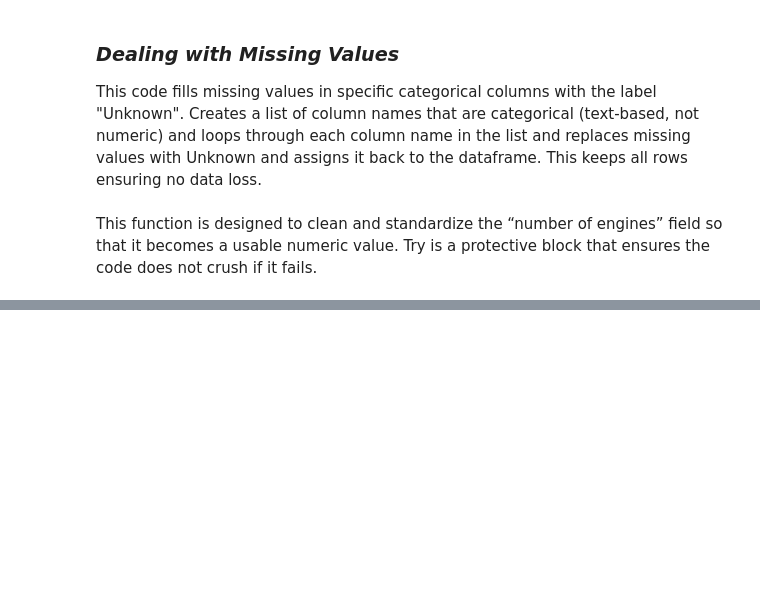
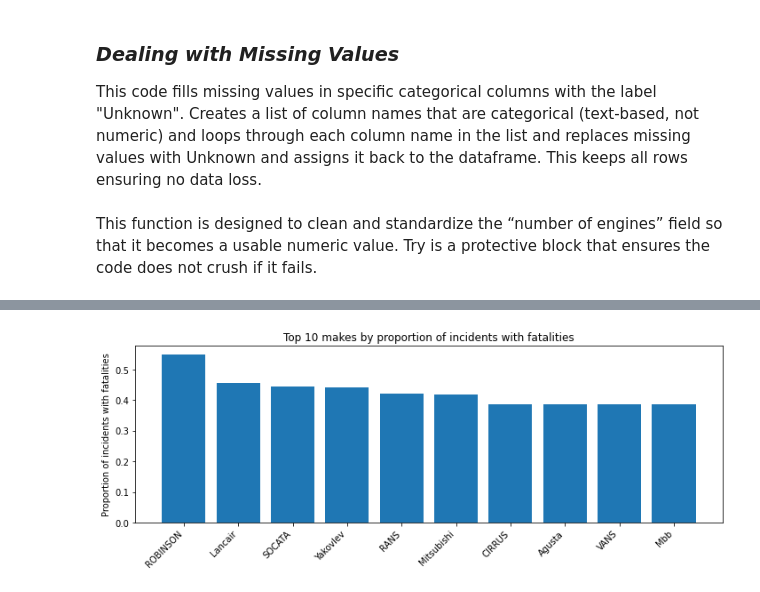
Before and after one commit to Apondi9911/New-Aviation-Fleet-Acquisition-Risk-Analysis, a Jupyter notebook: project1.ipynb, the cells around one changed output, grey strips where cells are left out. Cells and saved outputs as stored; diff of their text form; code cells hidden in the pictures; blank space fills up the shorter version.

```diff
--- a/project1.ipynb
+++ b/project1.ipynb
@@ -124,0 +169,12 @@ engines_count_agg, engines_count_agg_filtered = aggregate_group(df, ["no.of.engi
+# %%
+# Plot B: Worst 10 by proportion incidents with fatalities
+worst_by_prop = make_agg_filtered.sort_values("prop_incidents_with_fatal", ascending=False).head(10)
+plt.figure(figsize=(10,4))
+plt.bar(range(len(worst_by_prop)), worst_by_prop["prop_incidents_with_fatal"])
+plt.xticks(range(len(worst_by_prop)), worst_by_prop["Make"], rotation=45, ha="right")
+plt.ylabel("Proportion of incidents with fatalities")
+plt.title("Top 10 makes by proportion of incidents with fatalities")
+plt.tight_layout()
+plt.show()
+# %% [output]
+[figure, added]
```
Also changed, not shown: parts of 5 cells of this notebook.
